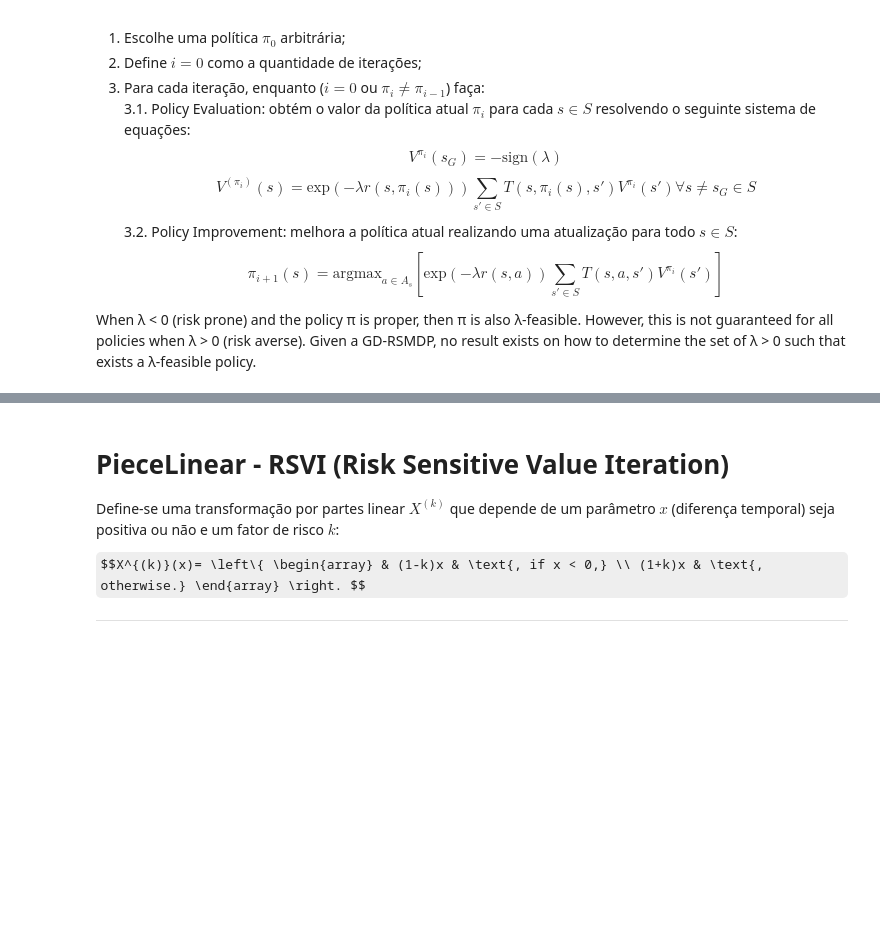
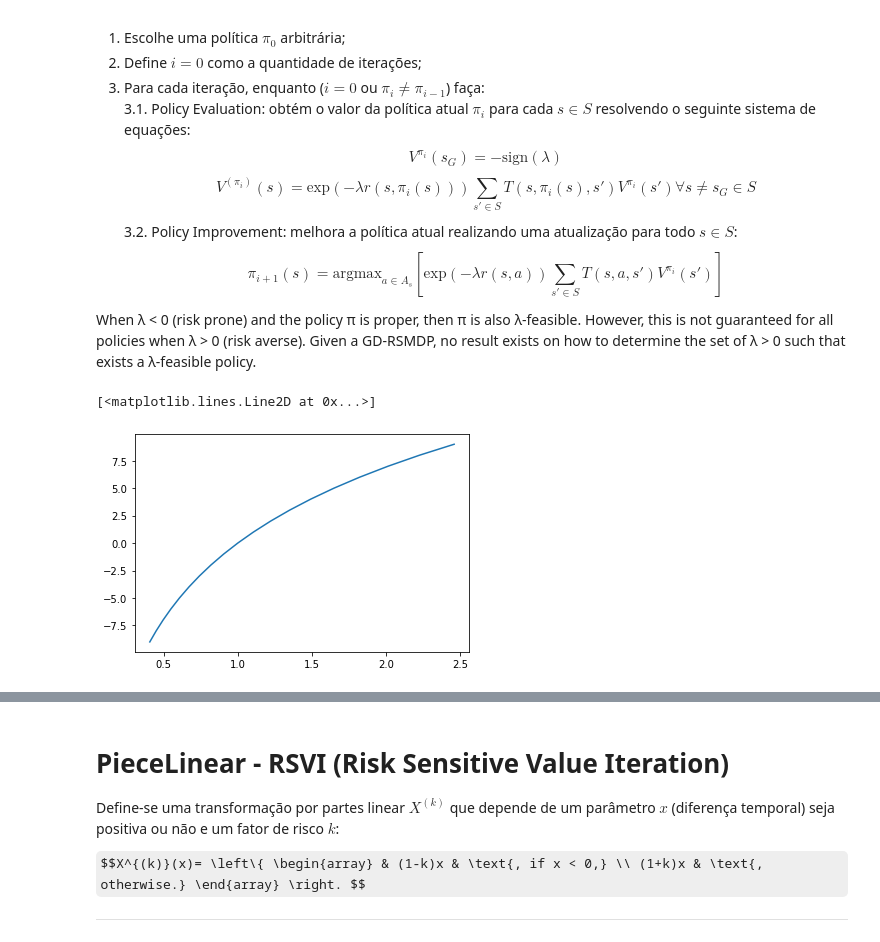
Before and after one commit to igormiyamura/ppgsi_riskaverse_rl, a Jupyter notebook: notebooks/1_Experimentos.ipynb, the cells around one changed output, grey strips where cells are left out. Drawn from its saved outputs; the diff is of its cells as text; code cells hidden in the pictures; some formulas as TeX source; blank space fills up the shorter version.

```diff
--- a/notebooks/1_Experimentos.ipynb
+++ b/notebooks/1_Experimentos.ipynb
@@ -163,6 +177,12 @@ Definimos o algoritmo de Risk Sensitive MDP da seguinte forma:
 
 
 When λ < 0 (risk prone) and the policy π is proper, then π is also λ-feasible. However, this is not guaranteed for all policies when λ > 0 (risk averse). Given a GD-RSMDP, no result exists on how to determine the set of λ > 0 such that exists a λ-feasible policy.
+# %%
+# Exponential Lambda
+plt.plot([np.exp(v/10) for v in np.arange(-9, 10, 1)], np.arange(-9, 10, 1))
+# %% [output]
+[<matplotlib.lines.Line2D at 0x...>]
+[figure, added]
 # %%
 # Exponential Utility Function for RS-MDP-VI - Configs
 if run_EUF_RSVI:
```
Also changed, not shown: parts of 49 cells of this notebook, 29 other files.
